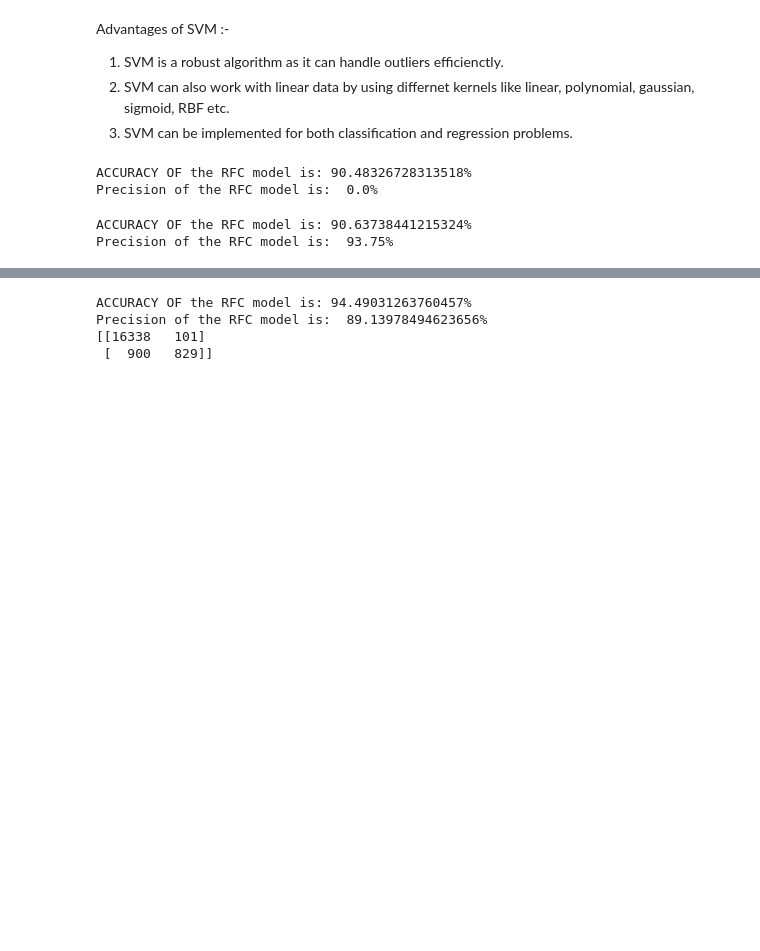
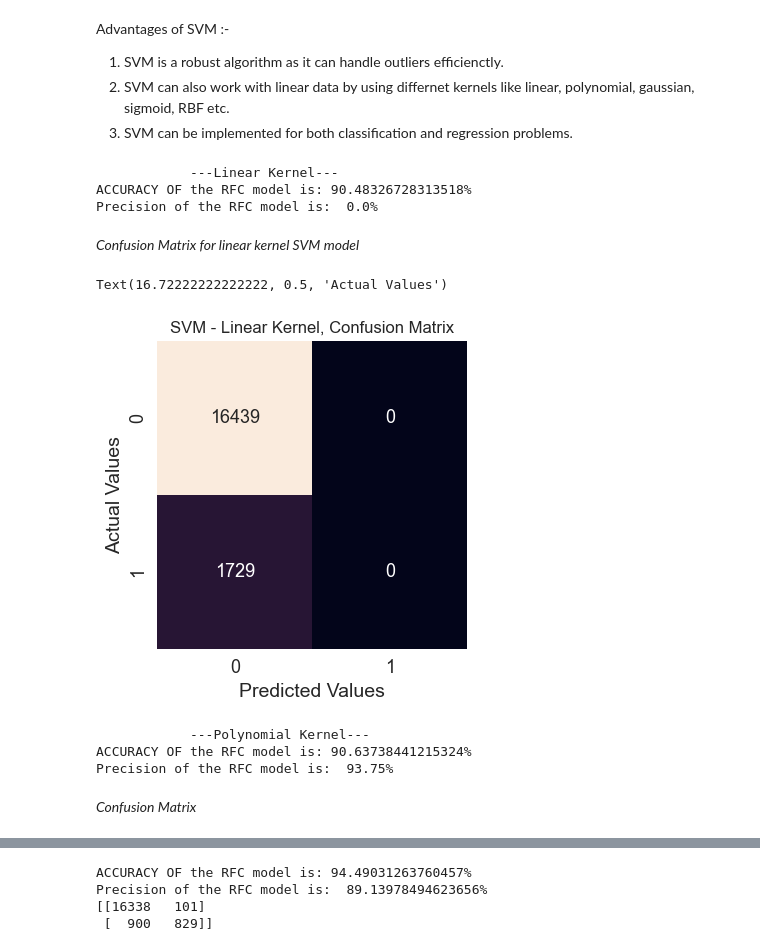
Before and after one commit to RashidSiddiqui2004/DevComm-ML-Task, a Jupyter notebook: DevCommNASAtask.ipynb, the cells around one changed output, grey strips where cells are left out. Drawn from its saved outputs; the diff is of its cells as text; code cells hidden in the pictures; blank space fills up the shorter version.

```diff
--- a/DevCommNASAtask.ipynb
+++ b/DevCommNASAtask.ipynb
@@ -338,11 +339,28 @@ y_pred_svm1 = svmModel.predict(X_test)
 score_SVM1 = accuracy_score(y_test,y_pred_svm1)
 f1_SVM1 = f1_score(y_test,y_pred_svm1)
 precScore_SVM1 = precision_score(y_test,y_pred_svm1)
+print("            ---Linear Kernel---")
 print("ACCURACY OF the RFC model is: "+ str(score_SVM1 *100)+ "%")
 print("Precision of the RFC model is:  "+ str(precScore_SVM1*100)+"%")
 # %% [output]
+            ---Linear Kernel---
 ACCURACY OF the RFC model is: 90.48326728313518%
 Precision of the RFC model is:  0.0%
+# %% [markdown]
+*Confusion Matrix for linear kernel SVM model*
+# %%
+conf_mat = confusion_matrix(y_test,y_pred_svm1)
+
+plt.figure(figsize=(4,4))
+plt.title('SVM - Linear Kernel, Confusion Matrix',fontsize=12)
+
+sns.heatmap(conf_mat, annot=True, fmt='g', cbar=False)
+
+plt.xlabel("Predicted Values")
+plt.ylabel("Actual Values")
+# %% [output]
+Text(16.72222222222222, 0.5, 'Actual Values')
+[figure, added]
 # %%
 #SVM with polynomial kernel
 svmModel2 = SVC(kernel='poly')
@@ -353,8 +371,12 @@ svmModel2.fit(X_train,y_train)
 y_pred_svm2= svmModel2.predict(X_test)
 score_SVM2 = accuracy_score(y_test,y_pred_svm2)
 precScore_SVM2 = precision_score(y_test,y_pred_svm2)
+print("            ---Polynomial Kernel---")
 print("ACCURACY OF the RFC model is: "+ str(score_SVM2 *100)+ "%")
 print("Precision of the RFC model is:  "+ str(precScore_SVM2*100)+"%")
 # %% [output]
+            ---Polynomial Kernel---
 ACCURACY OF the RFC model is: 90.63738441215324%
 Precision of the RFC model is:  93.75%
+# %% [markdown]
+*Confusion Matrix*
```
Also changed, not shown: parts of 26 cells of this notebook.
